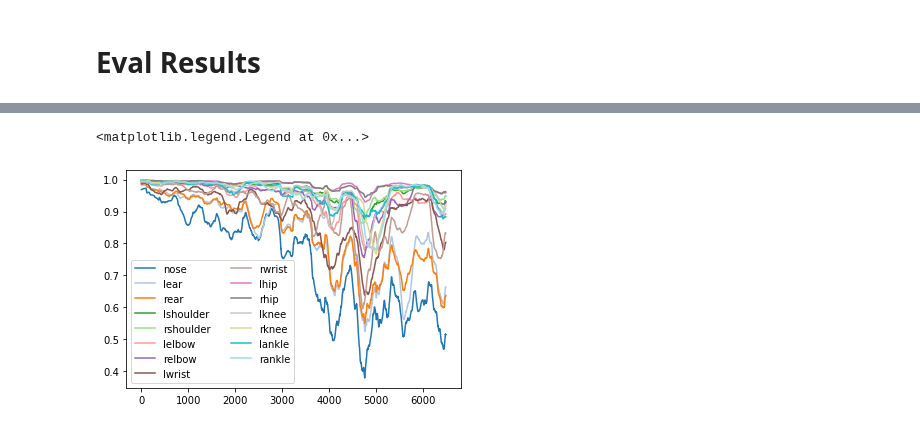
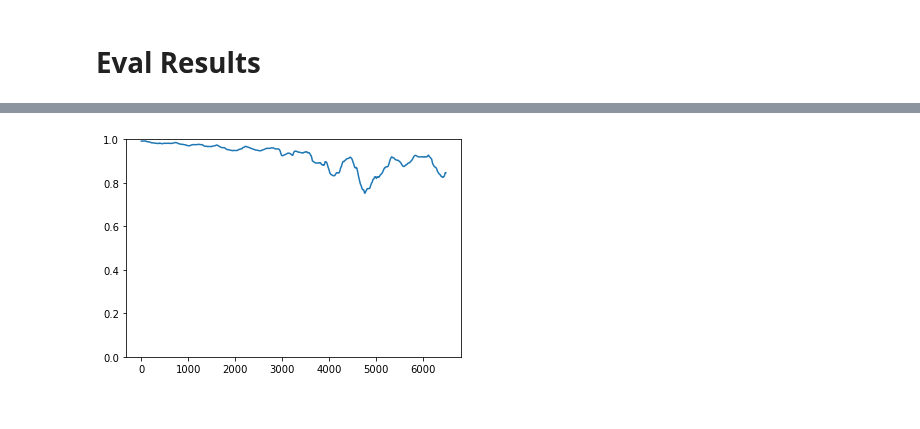
Before and after one commit to 2food/APEC, a Jupyter notebook: hmr.ipynb, the cells around one changed output, grey strips where cells are left out. Cells and saved outputs as stored; diff of their text form; code cells hidden in the pictures.

```diff
--- a/hmr.ipynb
+++ b/hmr.ipynb
@@ -147,5 +147,23 @@ def eval_res(split):
     scores = np.delete(scores, 1, 1)
     scores = np.delete(scores, 1, 1)
     return scores
+
+def score_per_frame(oks_score):
+    conv_N = 3*90
+    smooth_oks_score = scipy.ndimage.convolve(oks_score, np.ones((conv_N, 1))/conv_N, mode='mirror')
+    plt.plot(smooth_oks_score.mean(axis=1))
+    plt.ylim((0,1))
+
+def score_per_joint_per_frame(oks_score):
+    colors = cm.tab20(np.linspace(0,1,15))
+    coco_joint_names = kp_utils.get_coco_joint_names()
+    coco_joint_names = coco_joint_names[:1] + coco_joint_names[3:]
+    conv_N = 3*90
+    for j in range(oks_score.shape[1]):
+        j_oks = oks_score[:,j].copy()
+        j_oks = scipy.ndimage.convolve(j_oks, np.ones(conv_N)/conv_N, mode='mirror')
+        plt.plot(j_oks, label=coco_joint_names[j], color=colors[j])
+    plt.legend(loc='lower left', ncol=2)
+    plt.ylim((0,1))
 # %%
 oks_testval = eval_res('testval')
@@ -159,16 +170,4 @@ plt.plot(smooth_oks_testval.mean(axis=1))
-# %%
-colors = cm.tab20(np.linspace(0,1,15))
-
-coco_joint_names = kp_utils.get_coco_joint_names()
-coco_joint_names = coco_joint_names[:1] + coco_joint_names[3:]
-
-conv_N = 3*90
-
-for j in range(oks_testval.shape[1]):
-    j_oks = oks_testval[:,j].copy()
-    j_oks = scipy.ndimage.convolve(j_oks, np.ones(conv_N)/conv_N, mode='mirror')
-    plt.plot(j_oks, label=coco_joint_names[j], color=colors[j])
-plt.legend(loc='lower left', ncol=2)
-# %% [output]
-<matplotlib.legend.Legend at 0x...>
-[figure, removed]
+# %%
+score_per_frame(oks_testval)
+# %% [output]
+[figure, added]
```
Also changed, not shown: parts of 3 cells of this notebook, 3 other files.
